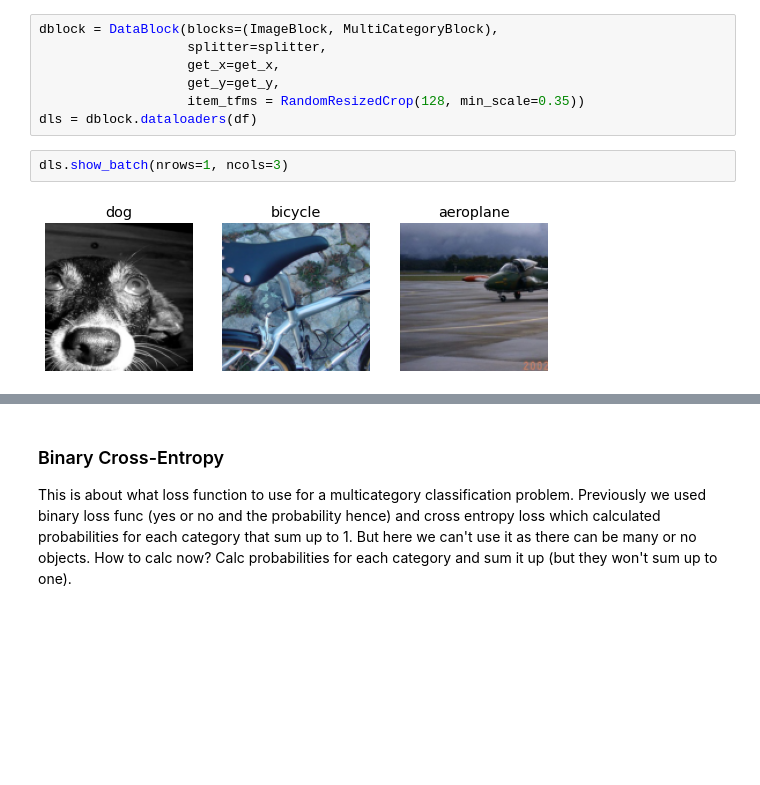
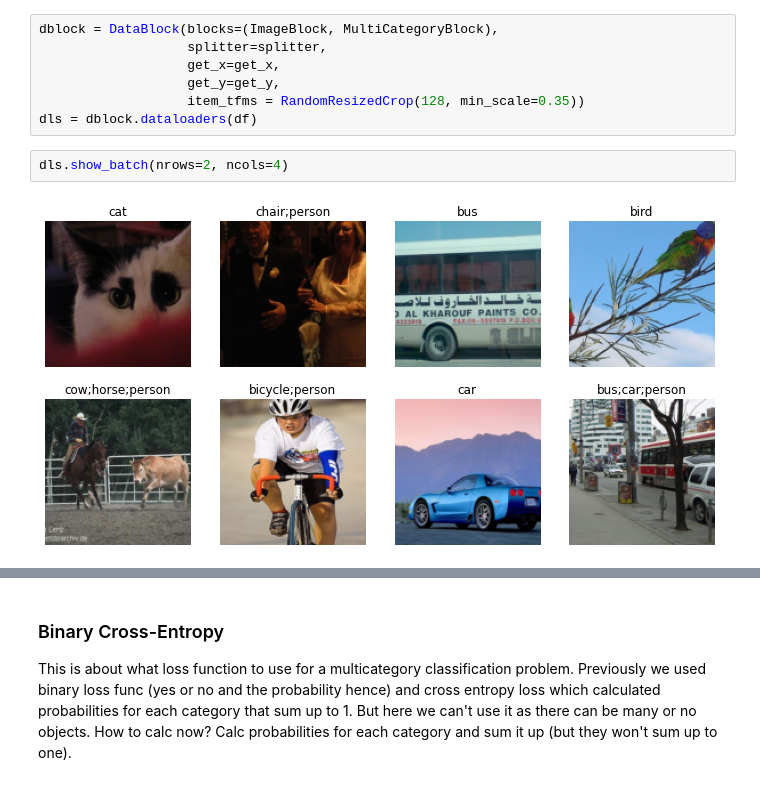
Before and after one commit to artkpv/fastbook, a Jupyter notebook: 06_multicat.ipynb, the cells around one changed output, grey strips where cells are left out. Cells and saved outputs as stored; diff of their text form; blank space fills up the shorter version.

```diff
--- a/06_multicat.ipynb
+++ b/06_multicat.ipynb
@@ -190,6 +200,6 @@ dblock = DataBlock(blocks=(ImageBlock, MultiCategoryBlock),
                    item_tfms = RandomResizedCrop(128, min_scale=0.35))
 dls = dblock.dataloaders(df)
 # %%
-dls.show_batch(nrows=1, ncols=3)
+dls.show_batch(nrows=2, ncols=4)
 # %% [output]
-[figure, old version]
+[figure, new version]
```
Also changed, not shown: parts of 5 cells of this notebook, 1 other file.
